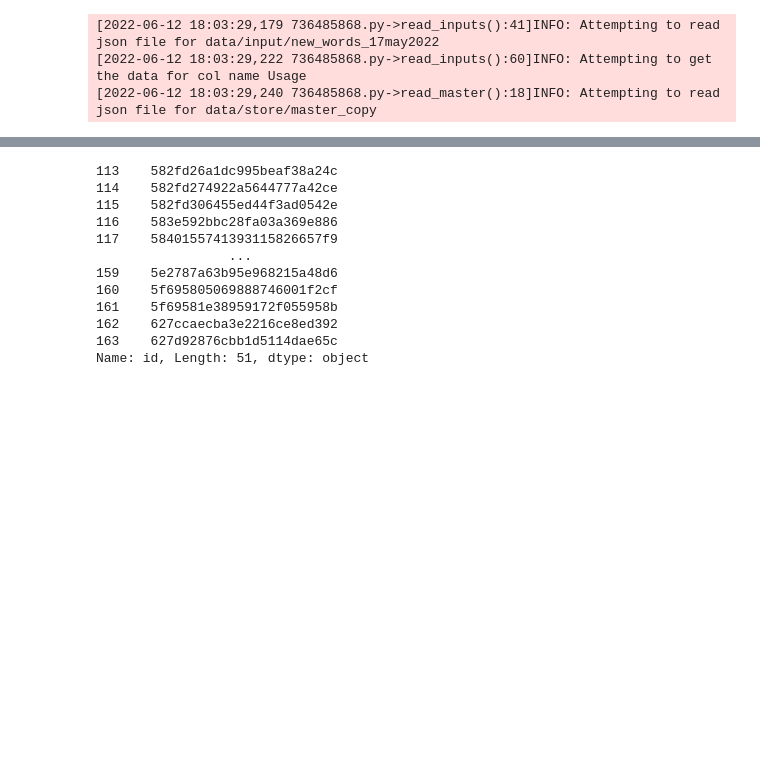
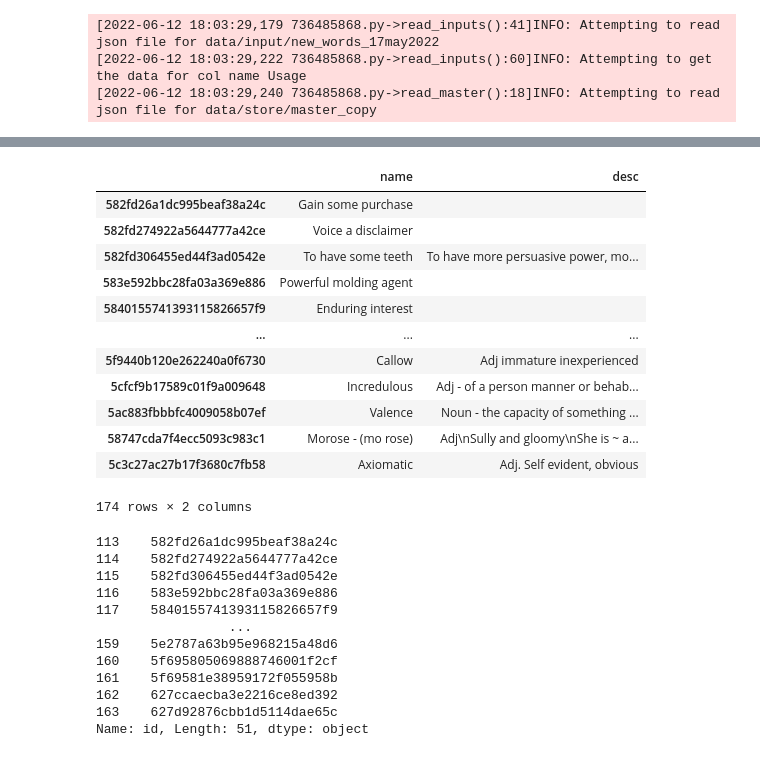
Before and after one commit to ChngYuanLongRandy/Trello-JSON-to-CSV, a Jupyter notebook: eda.ipynb, the cells around one changed output, grey strips where cells are left out. Drawn from its saved outputs; the diff is of its cells as text; code cells hidden in the pictures; blank space fills up the shorter version.

```diff
--- a/eda.ipynb
+++ b/eda.ipynb
@@ -604,2 +636,5 @@ compare_export_save('Usage', input_df, master_df, 'master_copy')
 # %%
 def return_new(input_df, master_df):
+# %%
+read_master('master')
+# %% [output]
@@ -606,3 +642,16 @@ def return_new(input_df, master_df):
+|  | name | desc |
+| 582fd26a1dc995beaf38a24c | Gain some purchase |  |
+| 582fd274922a5644777a42ce | Voice a disclaimer |  |
+| 582fd306455ed44f3ad0542e | To have some teeth | To have more persuasive power, mo... |
+| 583e592bbc28fa03a369e886 | Powerful molding agent |  |
+| 5840155741393115826657f9 | Enduring interest |  |
+| ... | ... | ... |
+| 5f9440b120e262240a0f6730 | Callow | Adj immature inexperienced |
+| 5cfcf9b17589c01f9a009648 | Incredulous | Adj - of a person manner or behab... |
+| 5ac883fbbbfc4009058b07ef | Valence | Noun - the capacity of something ... |
+| 58747cda7f4ecc5093c983c1 | Morose - (mo rose) | Adj\nSully and gloomy\nShe is ~ a... |
+| 5c3c27ac27b17f3680c7fb58 | Axiomatic | Adj. Self evident, obvious |
+174 rows × 2 columns
 # %%
 input_df.id
 # %% [output]
```
Also changed, not shown: parts of 6 cells of this notebook, 3 other files.
